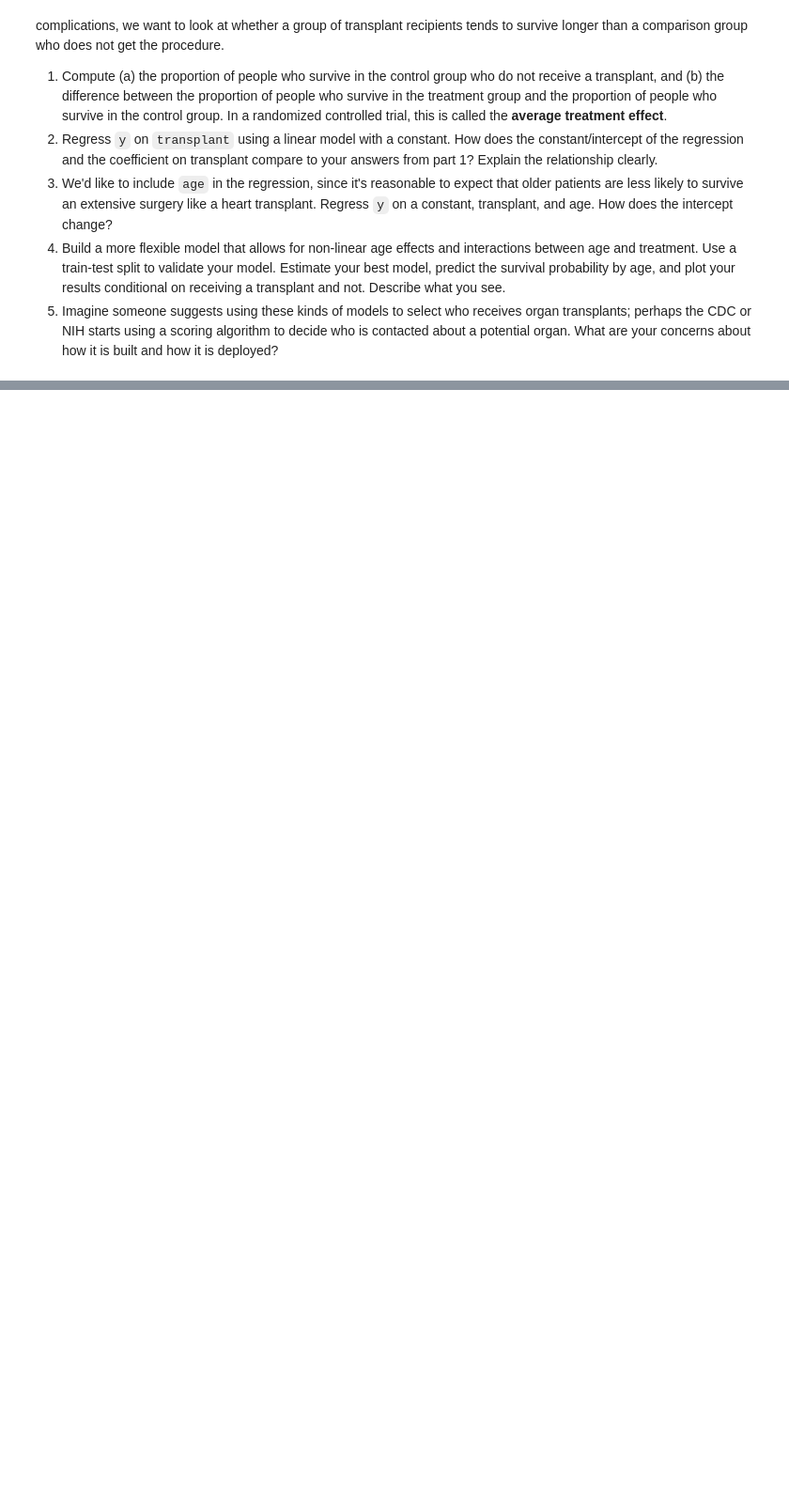
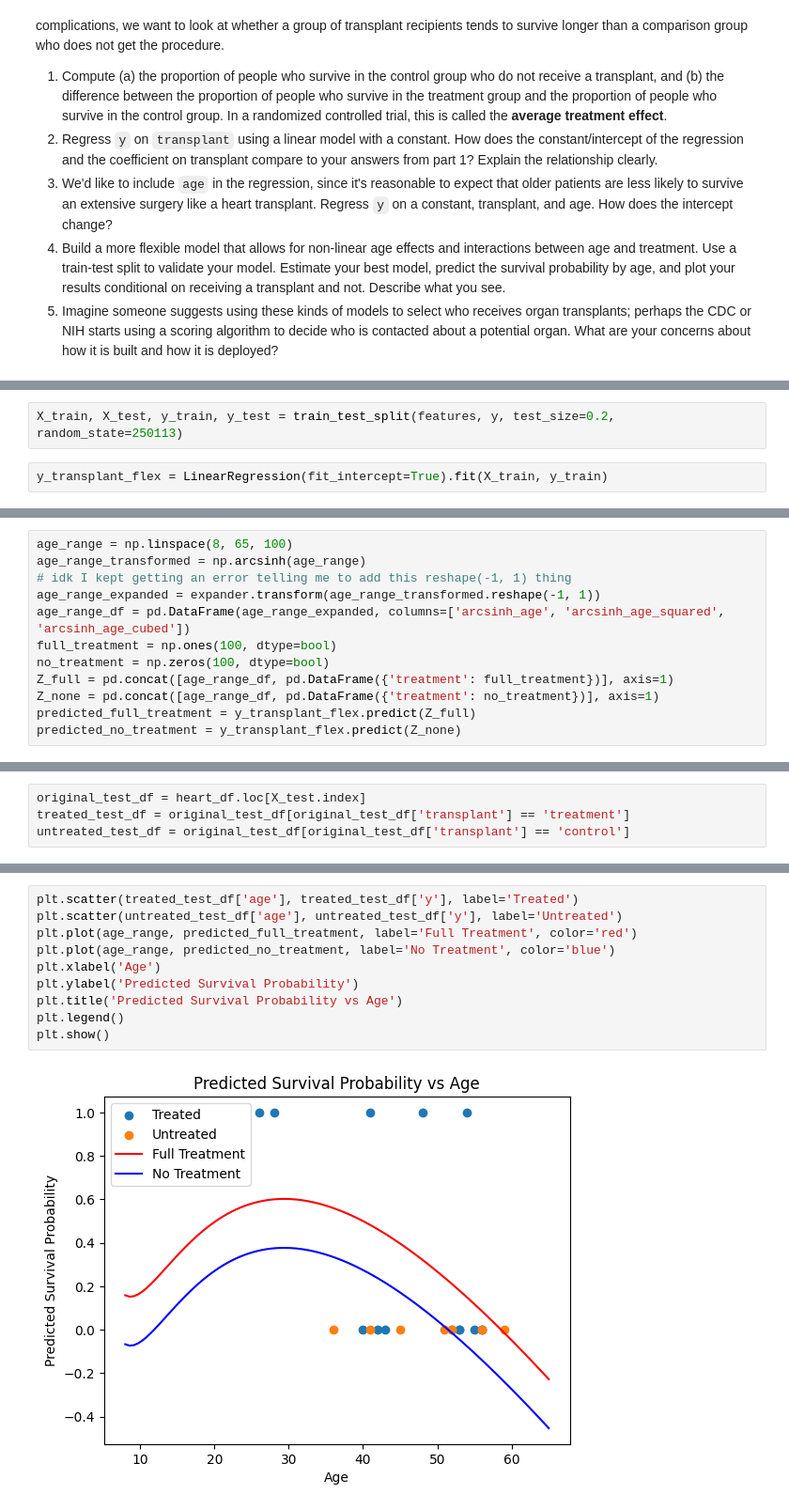
Before and after one commit to kevincha12/linear_models_assignment, a Jupyter notebook: assignment.ipynb, the cells around one changed output, grey strips where cells are left out. Shown at 94% size. Saved outputs shown, nothing was run; the diff lists cells and outputs as text; blank space fills up the shorter version.

```diff
--- a/assignment.ipynb
+++ b/assignment.ipynb
@@ -79,0 +314,4 @@ Since a heart transplant is a dangerous operation and even people who successful
+# %%
+X_train, X_test, y_train, y_test = train_test_split(features, y, test_size=0.2, random_state=250113)
+# %%
+y_transplant_flex = LinearRegression(fit_intercept=True).fit(X_train, y_train)
@@ -79,0 +324,12 @@ Since a heart transplant is a dangerous operation and even people who successful
+# %%
+age_range = np.linspace(8, 65, 100)
+age_range_transformed = np.arcsinh(age_range)
+# idk I kept getting an error telling me to add this reshape(-1, 1) thing
+age_range_expanded = expander.transform(age_range_transformed.reshape(-1, 1))
+age_range_df = pd.DataFrame(age_range_expanded, columns=['arcsinh_age', 'arcsinh_age_squared', 'arcsinh_age_cubed'])
+full_treatment = np.ones(100, dtype=bool)
+no_treatment = np.zeros(100, dtype=bool)
+Z_full = pd.concat([age_range_df, pd.DataFrame({'treatment': full_treatment})], axis=1)
+Z_none = pd.concat([age_range_df, pd.DataFrame({'treatment': no_treatment})], axis=1)
+predicted_full_treatment = y_transplant_flex.predict(Z_full)
+predicted_no_treatment = y_transplant_flex.predict(Z_none)
@@ -79,0 +338,4 @@ Since a heart transplant is a dangerous operation and even people who successful
+# %%
+original_test_df = heart_df.loc[X_test.index]
+treated_test_df = original_test_df[original_test_df['transplant'] == 'treatment']
+untreated_test_df = original_test_df[original_test_df['transplant'] == 'control']
@@ -79,0 +353,12 @@ Since a heart transplant is a dangerous operation and even people who successful
+# %%
+plt.scatter(treated_test_df['age'], treated_test_df['y'], label='Treated')
+plt.scatter(untreated_test_df['age'], untreated_test_df['y'], label='Untreated')
+plt.plot(age_range, predicted_full_treatment, label='Full Treatment', color='red')
+plt.plot(age_range, predicted_no_treatment, label='No Treatment', color='blue')
+plt.xlabel('Age')
+plt.ylabel('Predicted Survival Probability')
+plt.title('Predicted Survival Probability vs Age')
+plt.legend()
+plt.show()
+# %% [output]
+[figure, added]
```
Also changed, not shown: parts of 46 cells of this notebook, 1 other file.
